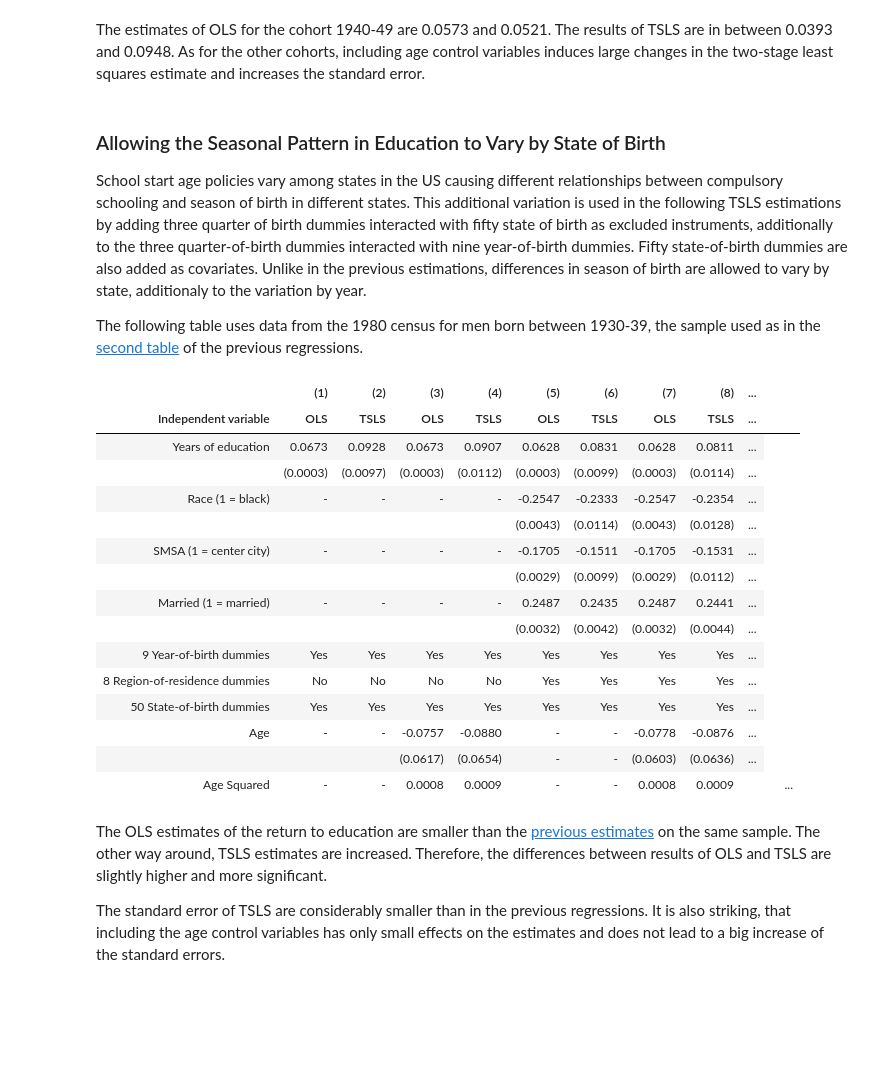
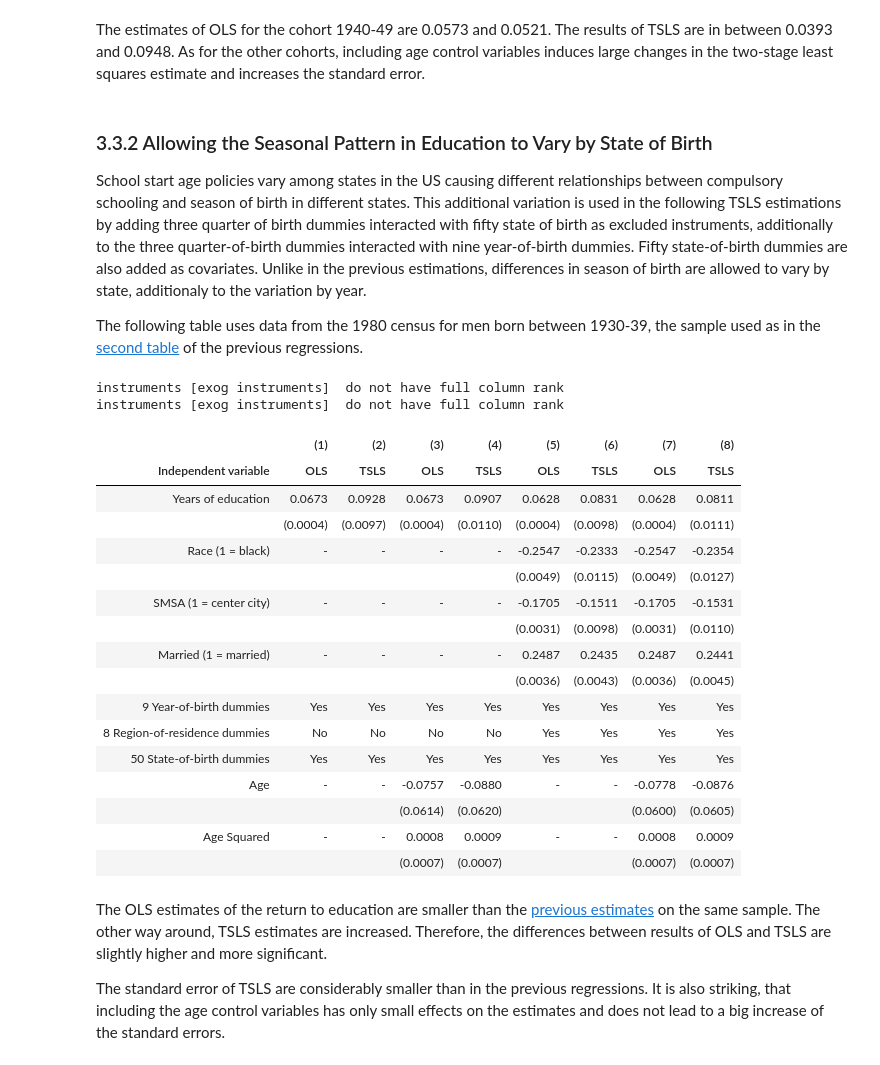
Before and after one commit to peisenha/microeconometrics-course-project-felix0496, a Jupyter notebook: Replication.ipynb, the cells around one changed output. Saved outputs shown, nothing was run; the diff lists cells and outputs as text; code cells hidden in the pictures; blank space fills up the shorter version.

Commit message:
reduced memory usage

```diff
--- a/Replication.ipynb
+++ b/Replication.ipynb
@@ -311,7 +348,8 @@ The tables are presented in the following order: 1920-29 cohort, 1930-39 cohort,
 # %%
 df = dhlp.get_df_census70()
 df = df.loc[(df['YOB'] >= 1920) & (df['YOB'] <= 1929)]
+df = dhlp.prepare_census_data(df, qob_x_yob = True)
 
-rslt = rgr.get_regression_results_ols_tls(df)
-HTML(tbl.create_table_ols_tls(rslt))
+rslt = rgr.run_specification_iv2sls(df, rgr.get_specification_table_4_5_6())
+HTML(tbl.create_table_4_5_6(rslt))
 # %% [output]
@@ -336,7 +377,8 @@ The OLS estimates for the return of education are 0.0802 for the first two speci
 # %%
 df = dhlp.get_df_census80()
 df = df.loc[(df['YOB'] >= 30) & (df['YOB'] <= 39)]
+df = dhlp.prepare_census_data(df, qob_x_yob = True)
 
-rslt = rgr.get_regression_results_ols_tls(df)
-HTML(tbl.create_table_ols_tls(rslt))
+rslt = rgr.run_specification_iv2sls(df, rgr.get_specification_table_4_5_6())
+HTML(tbl.create_table_4_5_6(rslt))
 # %% [output]
@@ -362,7 +407,8 @@ It is striking, that including age control variables induces an other change as
 # %%
 df = dhlp.get_df_census80()
 df = df.loc[(df['YOB'] >= 40) & (df['YOB'] <= 49)]
+df = dhlp.prepare_census_data(df, qob_x_yob = True)
 
-rslt = rgr.get_regression_results_ols_tls(df)
-HTML(tbl.create_table_ols_tls(rslt))
+rslt = rgr.run_specification_iv2sls(df, rgr.get_specification_table_4_5_6())
+HTML(tbl.create_table_4_5_6(rslt))
 # %% [output]
@@ -384,41 +433,39 @@ HTML(tbl.create_table_ols_tls(rslt))
 # %% [markdown]
 The estimates of OLS for the cohort 1940-49 are 0.0573 and 0.0521. The results of TSLS are in between 0.0393 and 0.0948. As for the other cohorts, including age control variables induces large changes in the two-stage least squares estimate and increases the standard error.
 # %% [markdown]
-<h3>Allowing the Seasonal Pattern in Education to Vary by State of Birth</h3>
+<h3 id='state'>3.3.2 Allowing the Seasonal Pattern in Education to Vary by State of Birth</h3>
 
 School start age policies vary among states in the US causing different relationships between compulsory schooling and season of birth in different states. This additional variation is used in the following TSLS estimations by adding three quarter of birth dummies interacted with fifty state of birth as excluded instruments, additionally to the three quarter-of-birth dummies interacted with nine year-of-birth dummies. Fifty state-of-birth dummies are also added as covariates. Unlike in the previous estimations, differences in season of birth are allowed to vary by state, additionaly to the variation by year.
 
 The following table uses data from the 1980 census for men born between 1930-39, the sample used as in the <a href="#tableV">second table</a> of the previous regressions.
 # %%
-###
-# Problems with memory can occur
-###
-
 df = dhlp.get_df_census80()
 df = df.loc[(df['YOB'] >= 30) & (df['YOB'] <= 39)]
+state_list = dhlp.get_state_list(df)
+df = dhlp.prepare_census_data(df, qob_x_yob = True, state_of_birth = True, qob_x_state = state_list)
 
-try:
-    rslt = rgr.get_regression_results_ols_tls(df, state_of_birth_dummies = True)
-    HTML(tbl.create_table_ols_tls(rslt, state_of_birth_dummies = 50))
-except MemoryError as e:
-    print(str(e))
+rslt = rgr.run_specification_iv2sls(df, rgr.get_specification_table_7_8(state_list))
+HTML(tbl.create_table_7_8(rslt))
 # %% [output]
+instruments [exog instruments]  do not have full column rank
+instruments [exog instruments]  do not have full column rank
-|  | (1) | (2) | (3) | (4) | (5) | (6) | (7) | (8) | ... |
-| Independent variable | OLS | TSLS | OLS | TSLS | OLS | TSLS | OLS | TSLS | ... |
-| Years of education | 0.0673 | 0.0928 | 0.0673 | 0.0907 | 0.0628 | 0.0831 | 0.0628 | 0.0811 | ... |
-|  | (0.0003) | (0.0097) | (0.0003) | (0.0112) | (0.0003) | (0.0099) | (0.0003) | (0.0114) | ... |
-| Race (1 = black) | - | - | - | - | -0.2547 | -0.2333 | -0.2547 | -0.2354 | ... |
-|  |  |  |  |  | (0.0043) | (0.0114) | (0.0043) | (0.0128) | ... |
-| SMSA (1 = center city) | - | - | - | - | -0.1705 | -0.1511 | -0.1705 | -0.1531 | ... |
-|  |  |  |  |  | (0.0029) | (0.0099) | (0.0029) | (0.0112) | ... |
-| Married (1 = married) | - | - | - | - | 0.2487 | 0.2435 | 0.2487 | 0.2441 | ... |
-|  |  |  |  |  | (0.0032) | (0.0042) | (0.0032) | (0.0044) | ... |
-| 9 Year-of-birth dummies | Yes | Yes | Yes | Yes | Yes | Yes | Yes | Yes | ... |
-| 8 Region-of-residence dummies | No | No | No | No | Yes | Yes | Yes | Yes | ... |
-| 50 State-of-birth dummies | Yes | Yes | Yes | Yes | Yes | Yes | Yes | Yes | ... |
-| Age | - | - | -0.0757 | -0.0880 | - | - | -0.0778 | -0.0876 | ... |
-|  |  |  | (0.0617) | (0.0654) | - | - | (0.0603) | (0.0636) | ... |
-| Age Squared | - | - | 0.0008 | 0.0009 | - | - | 0.0008 | 0.0009 |  |  | ... |
+|  | (1) | (2) | (3) | (4) | (5) | (6) | (7) | (8) |
+| Independent variable | OLS | TSLS | OLS | TSLS | OLS | TSLS | OLS | TSLS |
+| Years of education | 0.0673 | 0.0928 | 0.0673 | 0.0907 | 0.0628 | 0.0831 | 0.0628 | 0.0811 |
+|  | (0.0004) | (0.0097) | (0.0004) | (0.0110) | (0.0004) | (0.0098) | (0.0004) | (0.0111) |
+| Race (1 = black) | - | - | - | - | -0.2547 | -0.2333 | -0.2547 | -0.2354 |
+|  |  |  |  |  | (0.0049) | (0.0115) | (0.0049) | (0.0127) |
+| SMSA (1 = center city) | - | - | - | - | -0.1705 | -0.1511 | -0.1705 | -0.1531 |
+|  |  |  |  |  | (0.0031) | (0.0098) | (0.0031) | (0.0110) |
+| Married (1 = married) | - | - | - | - | 0.2487 | 0.2435 | 0.2487 | 0.2441 |
+|  |  |  |  |  | (0.0036) | (0.0043) | (0.0036) | (0.0045) |
+| 9 Year-of-birth dummies | Yes | Yes | Yes | Yes | Yes | Yes | Yes | Yes |
+| 8 Region-of-residence dummies | No | No | No | No | Yes | Yes | Yes | Yes |
+| 50 State-of-birth dummies | Yes | Yes | Yes | Yes | Yes | Yes | Yes | Yes |
+| Age | - | - | -0.0757 | -0.0880 | - | - | -0.0778 | -0.0876 |
+|  |  |  | (0.0614) | (0.0620) |  |  | (0.0600) | (0.0605) |
+| Age Squared | - | - | 0.0008 | 0.0009 | - | - | 0.0008 | 0.0009 |
+|  |  |  | (0.0007) | (0.0007) |  |  | (0.0007) | (0.0007) |
 # %% [markdown]
 The OLS estimates of the return to education are smaller than the <a href="#tableV">previous estimates</a> on the same sample. The other way around, TSLS estimates are increased. Therefore, the differences between results of OLS and TSLS are slightly higher and more significant.
 
```
Also changed, not shown: parts of 52 cells of this notebook, 2 other files.
